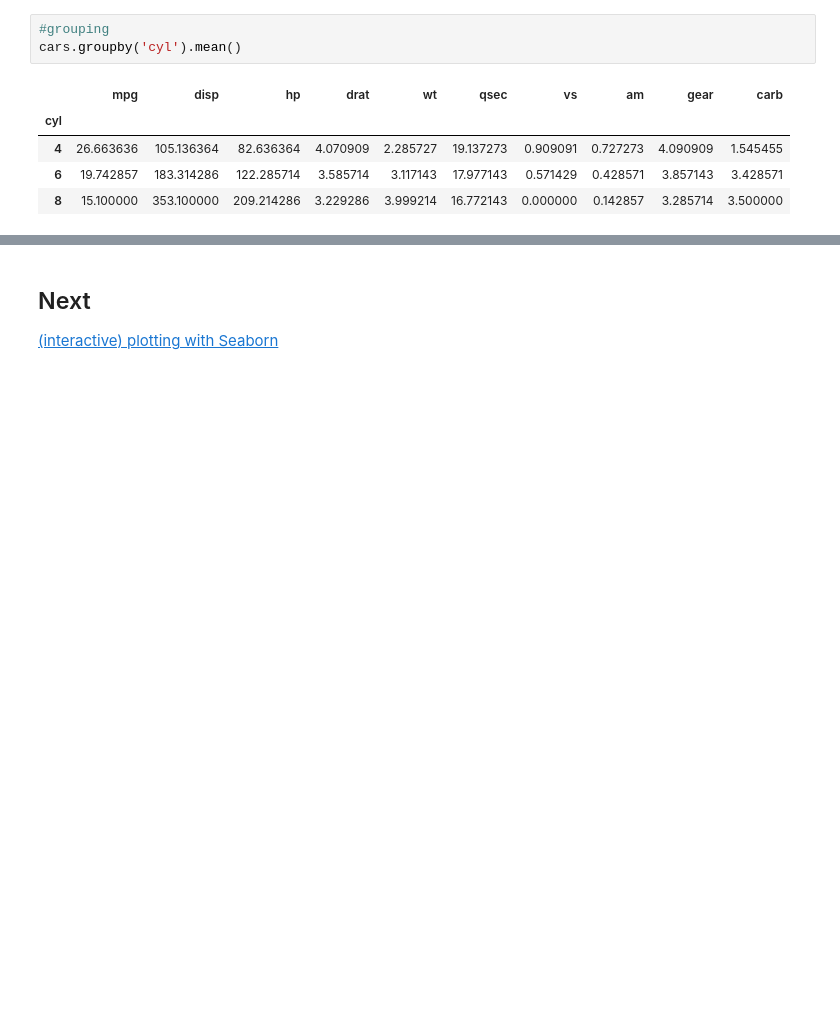
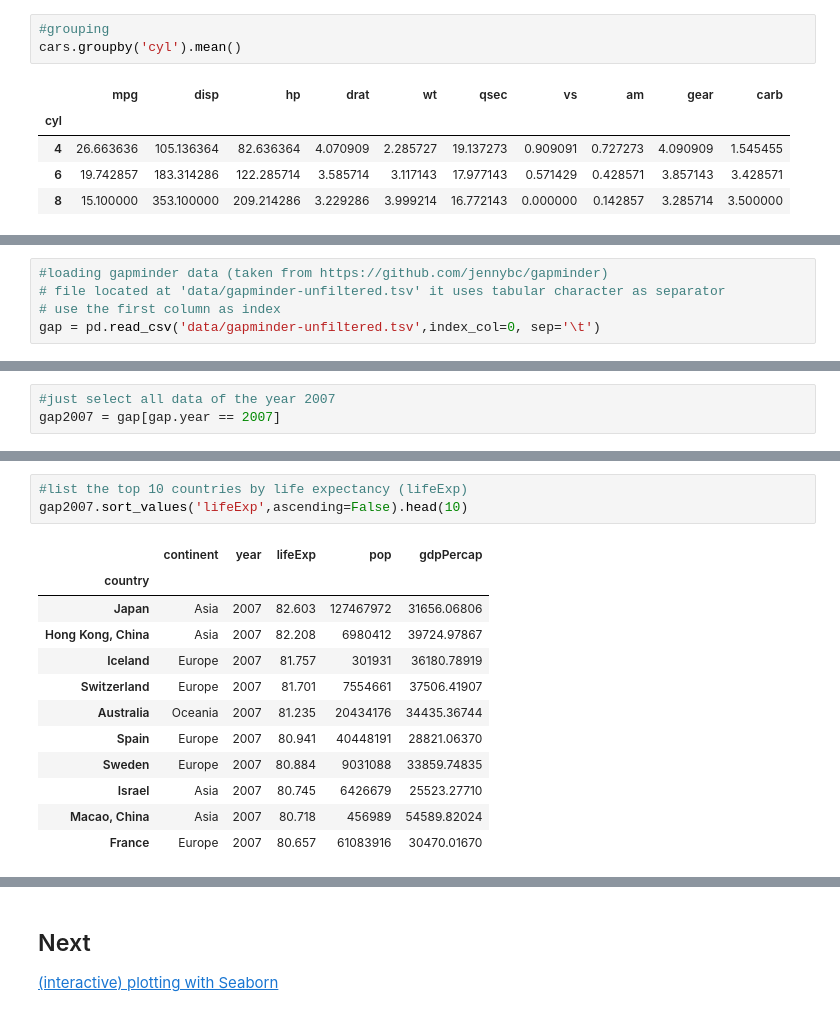
Before and after one commit to sgratzl/ipython-tutorial-VA2015, a Jupyter notebook: 02_DataManipulation.ipynb, the cells around one changed output, grey strips where cells are left out. Cells and saved outputs as stored; diff of their text form; blank space fills up the shorter version.

Commit message:
data tasks with gapminder

```diff
--- a/02_DataManipulation.ipynb
+++ b/02_DataManipulation.ipynb
@@ -309,0 +357,5 @@ cars.groupby('cyl').mean()
+# %%
+#loading gapminder data (taken from https://github.com/jennybc/gapminder)
+# file located at 'data/gapminder-unfiltered.tsv' it uses tabular character as separator
+# use the first column as index
+gap = pd.read_csv('data/gapminder-unfiltered.tsv',index_col=0, sep='\t')
@@ -309,0 +378,3 @@ cars.groupby('cyl').mean()
+# %%
+#just select all data of the year 2007
+gap2007 = gap[gap.year == 2007]
@@ -309,0 +403,16 @@ cars.groupby('cyl').mean()
+# %%
+#list the top 10 countries by life expectancy (lifeExp)
+gap2007.sort_values('lifeExp',ascending=False).head(10)
+# %% [output]
+|  | continent | year | lifeExp | pop | gdpPercap |
+| country |  |  |  |  |  |
+| Japan | Asia | 2007 | 82.603 | 127467972 | 31656.06806 |
+| Hong Kong, China | Asia | 2007 | 82.208 | 6980412 | 39724.97867 |
+| Iceland | Europe | 2007 | 81.757 | 301931 | 36180.78919 |
+| Switzerland | Europe | 2007 | 81.701 | 7554661 | 37506.41907 |
+| Australia | Oceania | 2007 | 81.235 | 20434176 | 34435.36744 |
+| Spain | Europe | 2007 | 80.941 | 40448191 | 28821.06370 |
+| Sweden | Europe | 2007 | 80.884 | 9031088 | 33859.74835 |
+| Israel | Asia | 2007 | 80.745 | 6426679 | 25523.27710 |
+| Macao, China | Asia | 2007 | 80.718 | 456989 | 54589.82024 |
+| France | Europe | 2007 | 80.657 | 61083916 | 30470.01670 |
```
Also changed, not shown: parts of 22 cells of this notebook, 2 other files.
